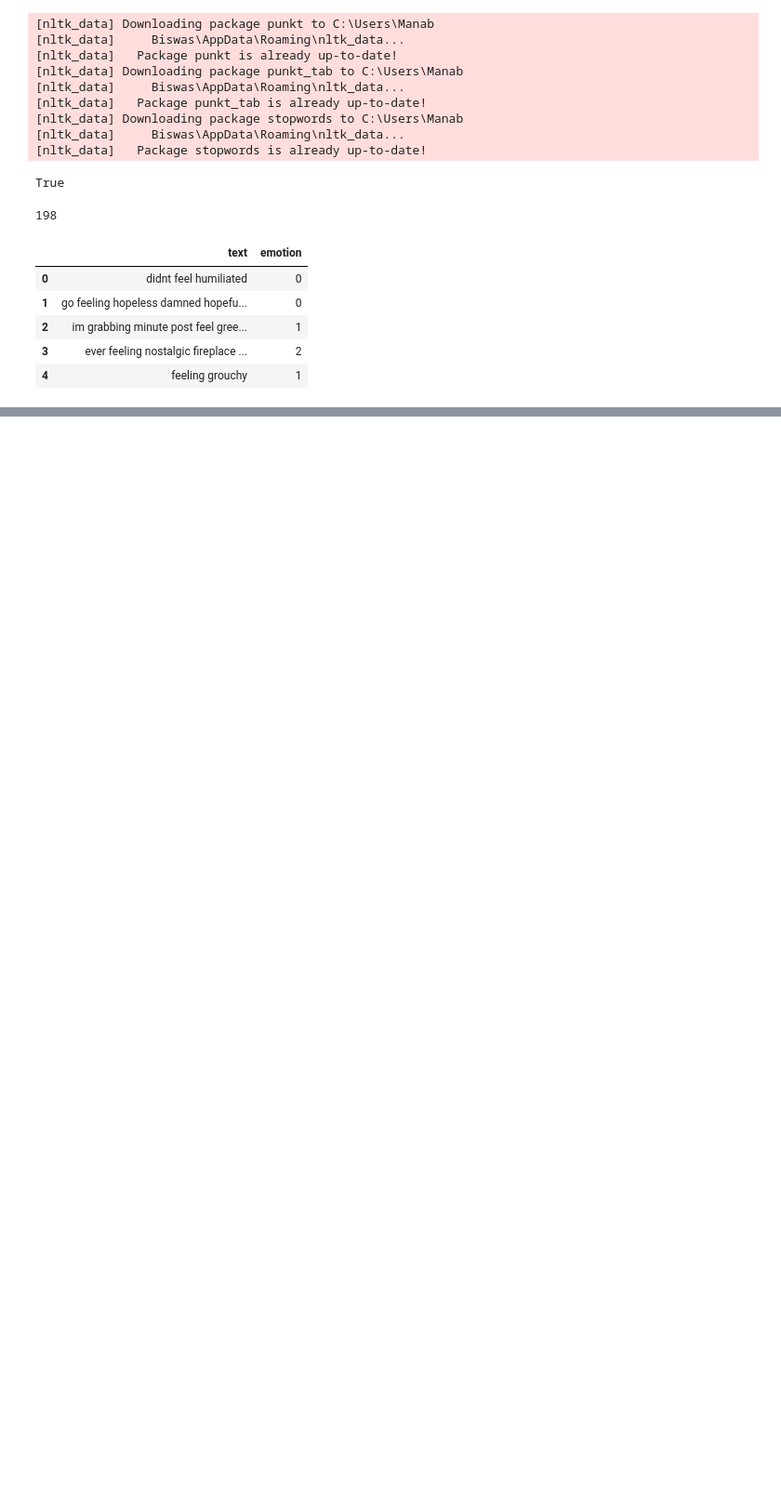
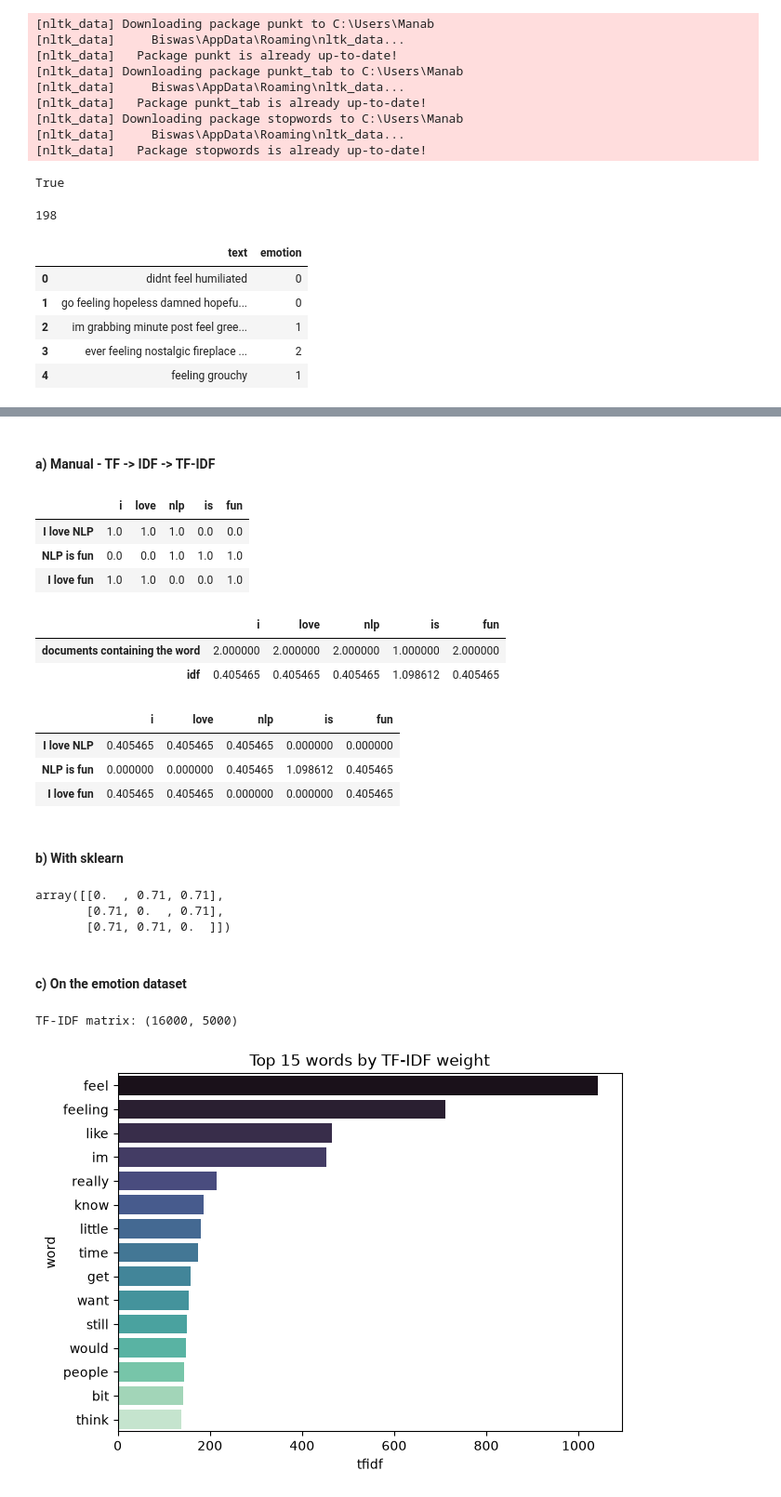
Before and after one commit to ManabBiswas/Machine-Learning, a Jupyter notebook: NLP_Project_1/notebooks/nlp.ipynb, the cells around one changed output, grey strips where cells are left out. Shown at 93% size. Cells and saved outputs as stored; diff of their text form; code cells hidden in the pictures; blank space fills up the shorter version.

```diff
--- a/NLP_Project_1/notebooks/nlp.ipynb
+++ b/NLP_Project_1/notebooks/nlp.ipynb
@@ -217,0 +393,73 @@ df.head()
+# %% [markdown]
+#### a) Manual - TF -> IDF -> TF-IDF
+# %%
+# step 1 - TF: how often does a word appear in a sentence
+token_docs = [sentence.lower().split() for sentence in corpus]
+tf = np.array([[doc.count(w) for w in vocab] for doc in token_docs], dtype=float)
+
+pd.DataFrame(tf, index=corpus, columns=vocab)
+# %% [output]
+|  | i | love | nlp | is | fun |
+| I love NLP | 1.0 | 1.0 | 1.0 | 0.0 | 0.0 |
+| NLP is fun | 0.0 | 0.0 | 1.0 | 1.0 | 1.0 |
+| I love fun | 1.0 | 1.0 | 0.0 | 0.0 | 1.0 |
+# %%
+# step 2 - IDF: rare words score high, words found in every document score low
+N = len(corpus)
+doc_freq = np.array([sum(w in doc for doc in token_docs) for w in vocab], dtype=float)
+idf = np.log(N / doc_freq)
+
+pd.DataFrame([doc_freq, idf], columns=vocab,
+             index=['documents containing the word', 'idf'])
+# %% [output]
+|  | i | love | nlp | is | fun |
+| documents containing the word | 2.000000 | 2.000000 | 2.000000 | 1.000000 | 2.000000 |
+| idf | 0.405465 | 0.405465 | 0.405465 | 1.098612 | 0.405465 |
+# %%
+# step 3 - combine: TF-IDF = TF x IDF
+tfidf_manual = tf * idf
+pd.DataFrame(tfidf_manual, index=corpus, columns=vocab)
+# %% [output]
+|  | i | love | nlp | is | fun |
+| I love NLP | 0.405465 | 0.405465 | 0.405465 | 0.000000 | 0.000000 |
+| NLP is fun | 0.000000 | 0.000000 | 0.405465 | 1.098612 | 0.405465 |
+| I love fun | 0.405465 | 0.405465 | 0.000000 | 0.000000 | 0.405465 |
+# %% [markdown]
+#### b) With sklearn
+# %%
+# sklearn version (adds 1 to the document frequency, so words present in
+# every document get idf ~ 0 instead of exactly 0)
+from sklearn.feature_extraction.text import TfidfVectorizer
+
+# tv_demo = TfidfVectorizer()
+tv_demo = TfidfVectorizer( stop_words='english', smooth_idf=True, norm='l2')
+np.round(tv_demo.fit_transform(corpus).toarray(), 2)
+# %% [output]
+array([[0.  , 0.71, 0.71],
+       [0.71, 0.  , 0.71],
+       [0.71, 0.71, 0.  ]])
+# %% [markdown]
+#### c) On the emotion dataset
+# %%
+# TF-IDF on the real dataset
+tv = TfidfVectorizer(max_features=5000)
+X_tfidf = tv.fit_transform(df['text'])
+
+print('TF-IDF matrix:', X_tfidf.shape)
+# %% [output]
+TF-IDF matrix: (16000, 5000)
+# %%
+# the 15 most important words by total TF-IDF weight
+tv_counts = np.asarray(X_tfidf.sum(axis=0)).ravel() # ravel() makes a 1D array
+tv_idx = tv_counts.argsort()[::-1][:15] #argsort() returns indices of sorted elements
+tv_top = pd.DataFrame({
+    'word': tv.get_feature_names_out()[tv_idx],
+    'tfidf': tv_counts[tv_idx],
+})
+
+plt.figure(figsize=(7, 5))
+sns.barplot(data=tv_top, x='tfidf', y='word', hue='word', palette='mako', legend=False)
+plt.title('Top 15 words by TF-IDF weight')
+plt.show()
+# %% [output]
+[figure, added]
```
Also changed, not shown: parts of 60 cells of this notebook, 1 other file.
